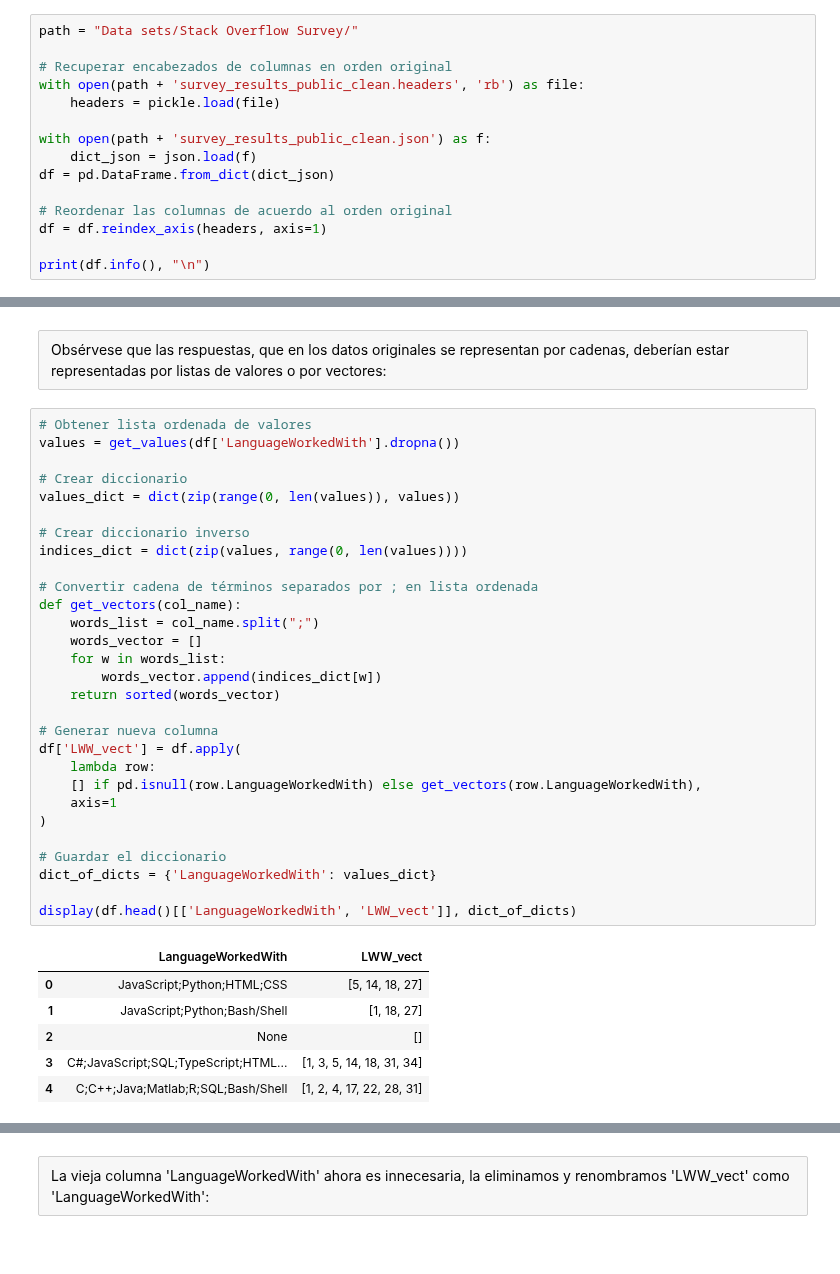
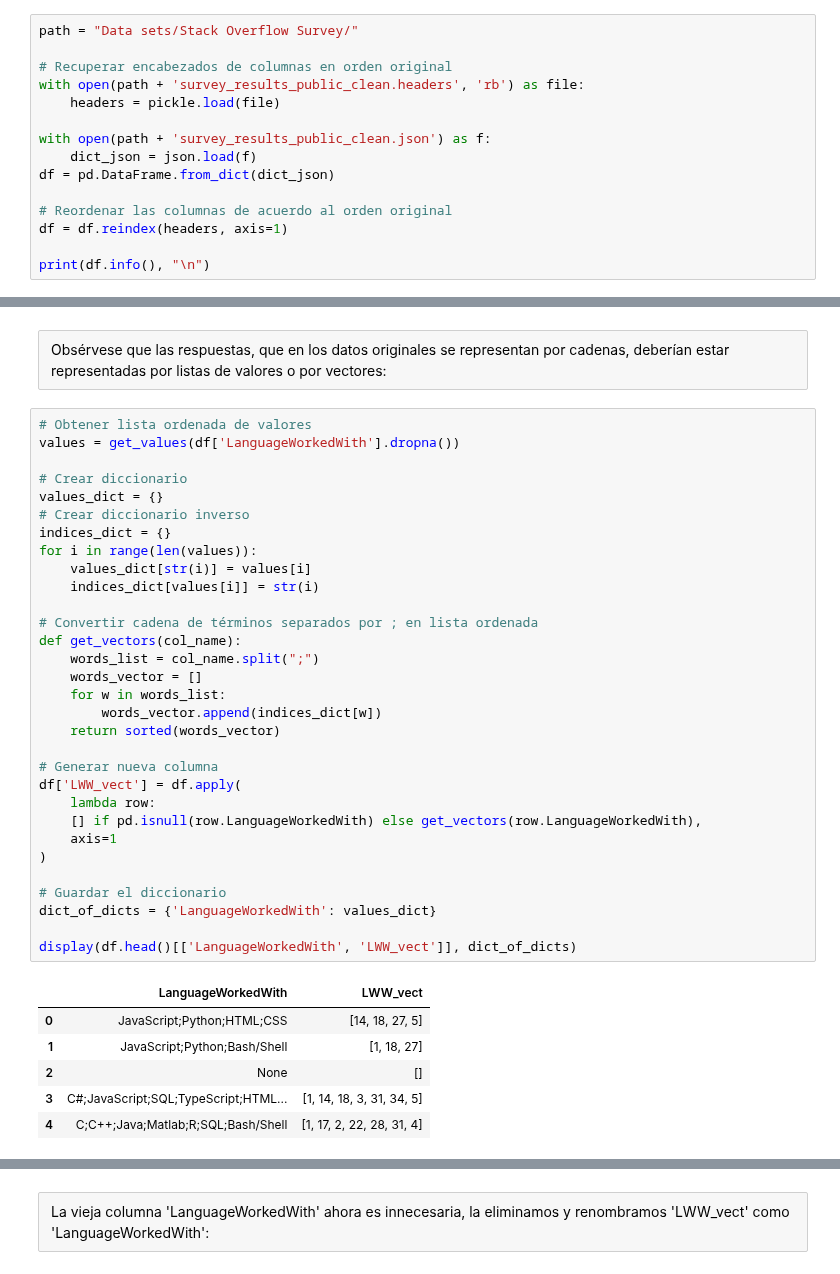
Before and after one commit to rsotoc/pattern-recognition, a Jupyter notebook: 2.6. Preparación de los datos VI.ipynb, the cells around one changed output, grey strips where cells are left out. Drawn from its saved outputs; the diff is of its cells as text.

```diff
--- a/2.6. Preparación de los datos VI.ipynb
+++ b/2.6. Preparación de los datos VI.ipynb
@@ -50,7 +50,7 @@ with open(path + 'survey_results_public_clean.json') as f:
 df = pd.DataFrame.from_dict(dict_json)
 
 # Reordenar las columnas de acuerdo al orden original
-df = df.reindex_axis(headers, axis=1)
+df = df.reindex(headers, axis=1)
 
 print(df.info(), "\n")
 # %% [output]
@@ -97,36 +97,38 @@ Obsérvese que las respuestas, que en los datos originales se representan por ca
 # %%
 # Obtener lista ordenada de valores
 values = get_values(df['LanguageWorkedWith'].dropna())
 
 # Crear diccionario
-values_dict = dict(zip(range(0, len(values)), values))
-
+values_dict = {}
 # Crear diccionario inverso
-indices_dict = dict(zip(values, range(0, len(values))))
+indices_dict = {}
+for i in range(len(values)):
+    values_dict[str(i)] = values[i]
+    indices_dict[values[i]] = str(i)
 
 # Convertir cadena de términos separados por ; en lista ordenada
 def get_vectors(col_name):
     words_list = col_name.split(";")
     words_vector = []
     for w in words_list:
         words_vector.append(indices_dict[w])
     return sorted(words_vector)
 
 # Generar nueva columna
 df['LWW_vect'] = df.apply(
     lambda row:
     [] if pd.isnull(row.LanguageWorkedWith) else get_vectors(row.LanguageWorkedWith),
     axis=1
 )
 
 # Guardar el diccionario
 dict_of_dicts = {'LanguageWorkedWith': values_dict}
 
 display(df.head()[['LanguageWorkedWith', 'LWW_vect']], dict_of_dicts)
 # %% [output]
 |  | LanguageWorkedWith | LWW_vect |
-| 0 | JavaScript;Python;HTML;CSS | [5, 14, 18, 27] |
+| 0 | JavaScript;Python;HTML;CSS | [14, 18, 27, 5] |
 | 1 | JavaScript;Python;Bash/Shell | [1, 18, 27] |
 | 2 | None | [] |
-| 3 | C#;JavaScript;SQL;TypeScript;HTML... | [1, 3, 5, 14, 18, 31, 34] |
-| 4 | C;C++;Java;Matlab;R;SQL;Bash/Shell | [1, 2, 4, 17, 22, 28, 31] |
+| 3 | C#;JavaScript;SQL;TypeScript;HTML... | [1, 14, 18, 3, 31, 34, 5] |
+| 4 | C;C++;Java;Matlab;R;SQL;Bash/Shell | [1, 17, 2, 22, 28, 31, 4] |
```
Also changed, not shown: parts of 12 cells of this notebook, 4 other files.
